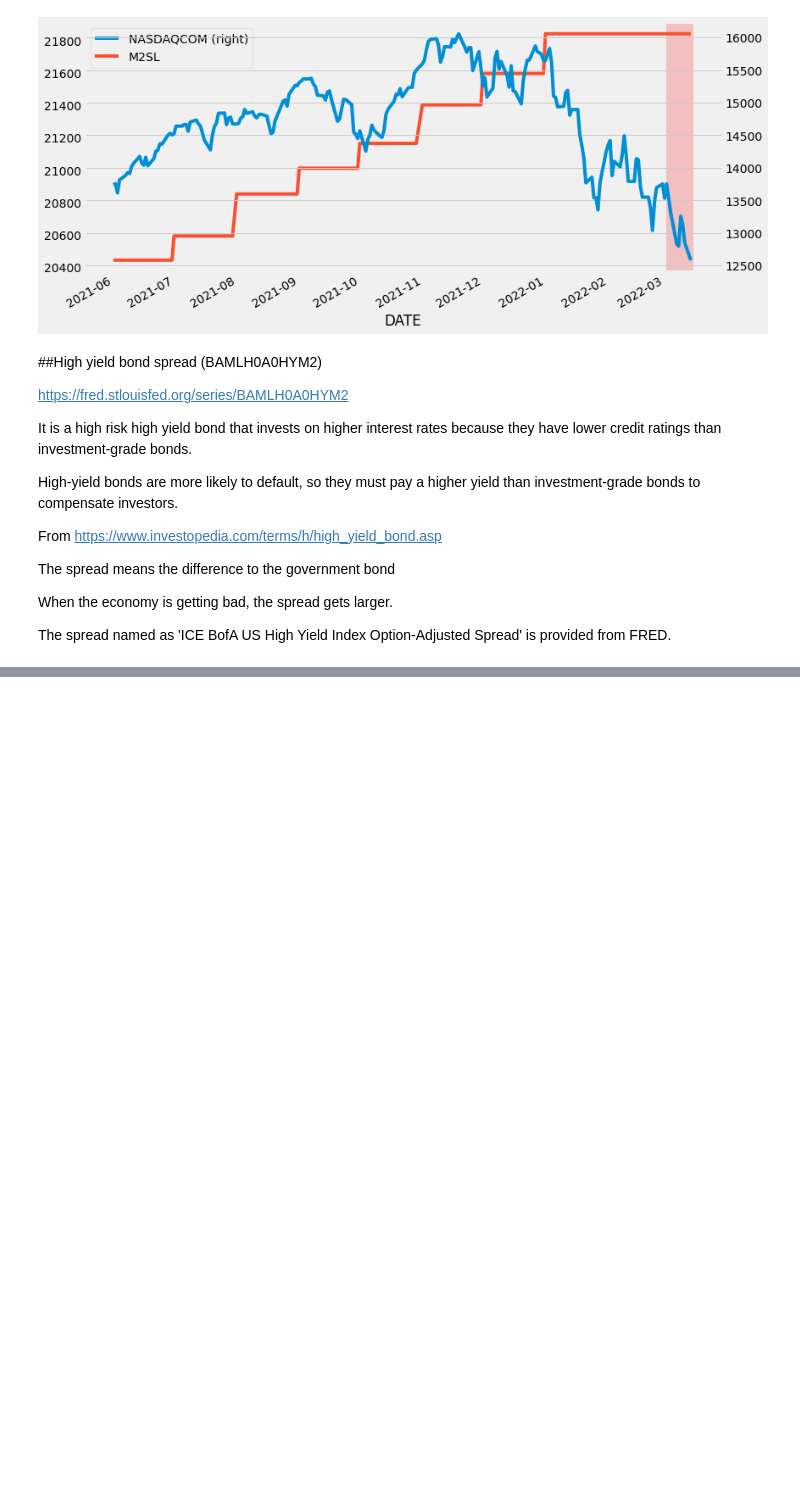
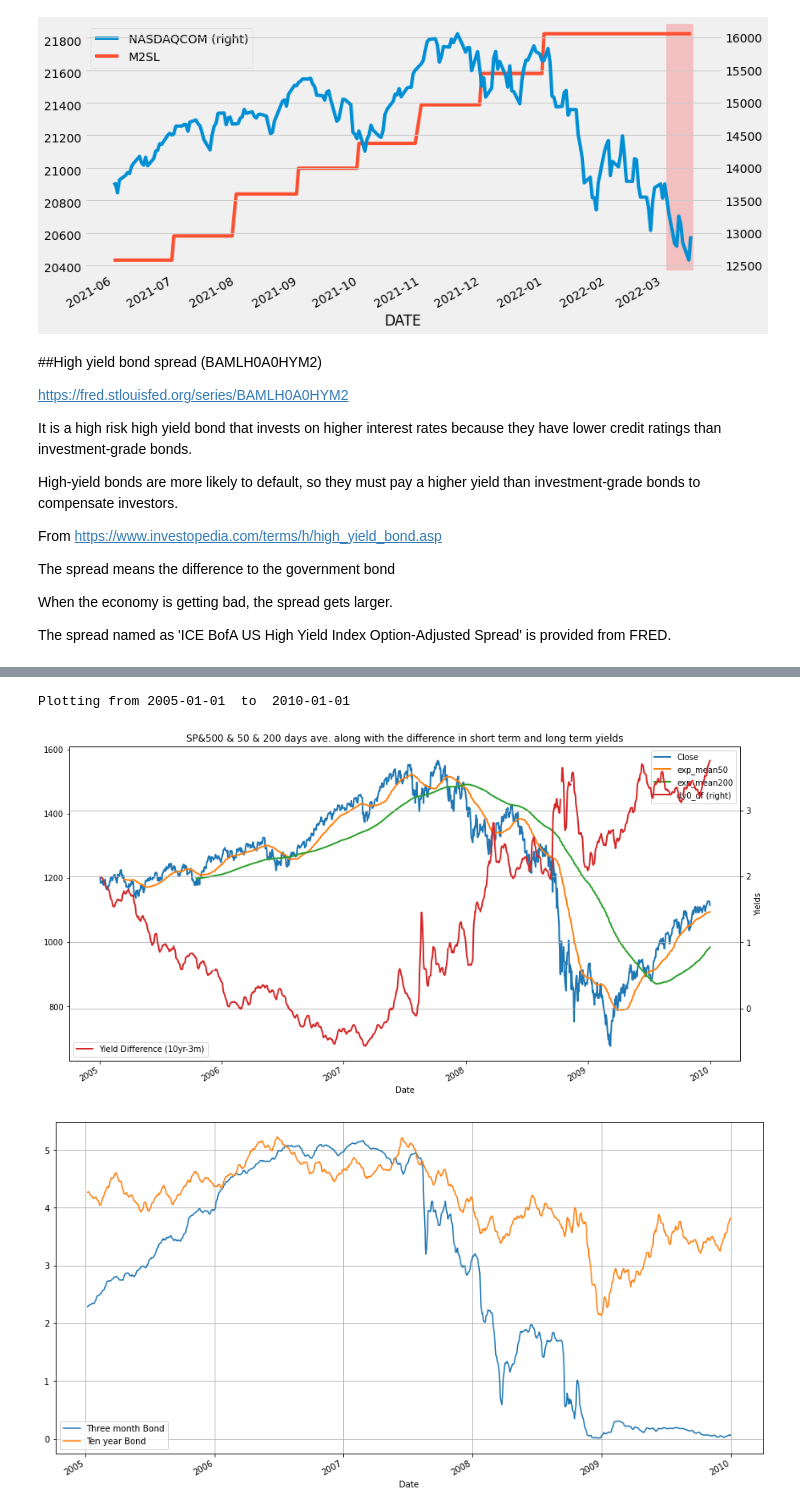
Before and after one commit to kimdesok/FinanceDataReader, a Jupyter notebook: EconomyLeadingIndex.ipynb, the cells around one changed output, grey strips where cells are left out. Drawn from its saved outputs; the diff is of its cells as text; code cells hidden in the pictures; blank space fills up the shorter version.

Commit message:
Added bond yield data and plotting

```diff
--- a/EconomyLeadingIndex.ipynb
+++ b/EconomyLeadingIndex.ipynb
@@ -246,0 +304,6 @@ with plt.style.context('fivethirtyeight'):
+# %%
+bond_yield_graphs('2005-01-01',  '2010-01-01')
+# %% [output]
+Plotting from 2005-01-01  to  2010-01-01
+[figure, added]
+[figure, added]
```
Also changed, not shown: parts of 9 cells of this notebook.
